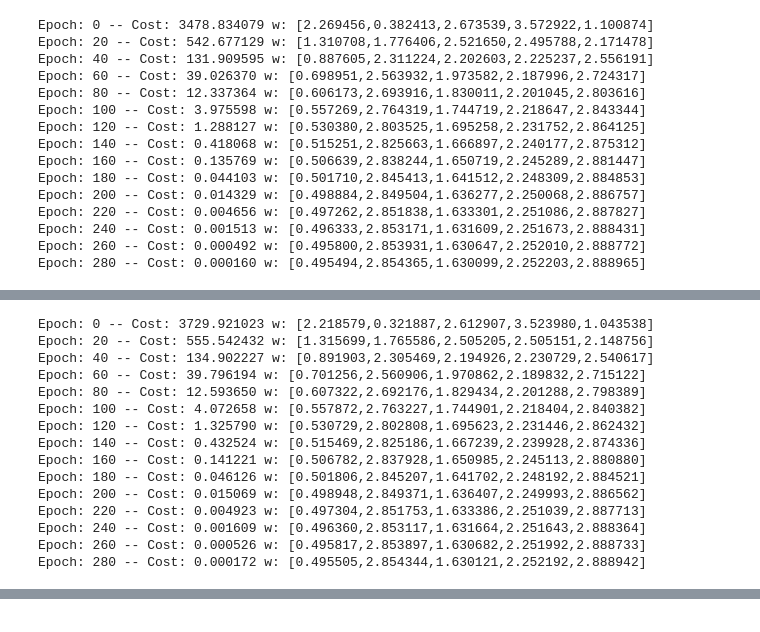
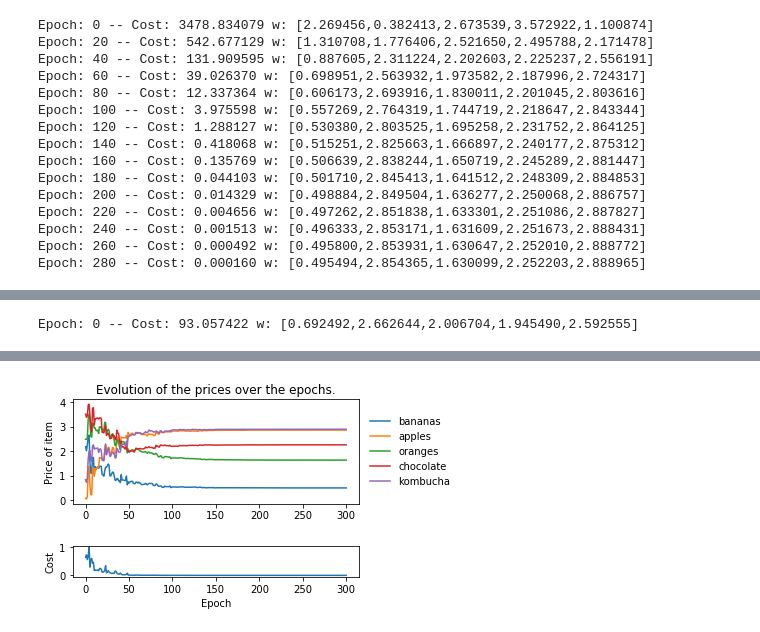
Before and after one commit to boltonhowes22/image-segmentation-ehg, a Jupyter notebook: week-01/single_perceptron_Lucas.ipynb, the cells around one changed output, grey strips where cells are left out. Cells and saved outputs as stored; diff of their text form; code cells hidden in the pictures.

```diff
--- a/week-01/single_perceptron_Lucas.ipynb
+++ b/week-01/single_perceptron_Lucas.ipynb
@@ -245,7 +253,7 @@ plot_cost_and_weights(w_list, cost_list, objects)
 # %%
-# One single data point
-lr = 0.0001
-n_epoch = 301
+
+lr = 0.005
+n_epoch = 101
 np.random.seed(123457)
 subset = 50
 offset = 20
@@ -256,18 +264,4 @@ w_list, cost_list = nn_batch(G[offset:subset+offset,:],  # The grocery counts ma
 
 plot_cost_and_weights(w_list, cost_list, objects)
 # %% [output]
-Epoch: 0 -- Cost: 3729.921023 w: [2.218579,0.321887,2.612907,3.523980,1.043538]
-Epoch: 20 -- Cost: 555.542432 w: [1.315699,1.765586,2.505205,2.505151,2.148756]
-Epoch: 40 -- Cost: 134.902227 w: [0.891903,2.305469,2.194926,2.230729,2.540617]
-Epoch: 60 -- Cost: 39.796194 w: [0.701256,2.560906,1.970862,2.189832,2.715122]
-Epoch: 80 -- Cost: 12.593650 w: [0.607322,2.692176,1.829434,2.201288,2.798389]
-Epoch: 100 -- Cost: 4.072658 w: [0.557872,2.763227,1.744901,2.218404,2.840382]
-Epoch: 120 -- Cost: 1.325790 w: [0.530729,2.802808,1.695623,2.231446,2.862432]
-Epoch: 140 -- Cost: 0.432524 w: [0.515469,2.825186,1.667239,2.239928,2.874336]
-Epoch: 160 -- Cost: 0.141221 w: [0.506782,2.837928,1.650985,2.245113,2.880880]
-Epoch: 180 -- Cost: 0.046126 w: [0.501806,2.845207,1.641702,2.248192,2.884521]
-Epoch: 200 -- Cost: 0.015069 w: [0.498948,2.849371,1.636407,2.249993,2.886562]
-Epoch: 220 -- Cost: 0.004923 w: [0.497304,2.851753,1.633386,2.251039,2.887713]
-Epoch: 240 -- Cost: 0.001609 w: [0.496360,2.853117,1.631664,2.251643,2.888364]
-Epoch: 260 -- Cost: 0.000526 w: [0.495817,2.853897,1.630682,2.251992,2.888733]
-Epoch: 280 -- Cost: 0.000172 w: [0.495505,2.854344,1.630121,2.252192,2.888942]
+Epoch: 0 -- Cost: 93.057422 w: [0.692492,2.662644,2.006704,1.945490,2.592555]
@@ -275,0 +268 @@ Epoch: 280 -- Cost: 0.000172 w: [0.495505,2.854344,1.630121,2.252192,2.888942]
+[figure, added]
```
Also changed, not shown: parts of 9 cells of this notebook.
